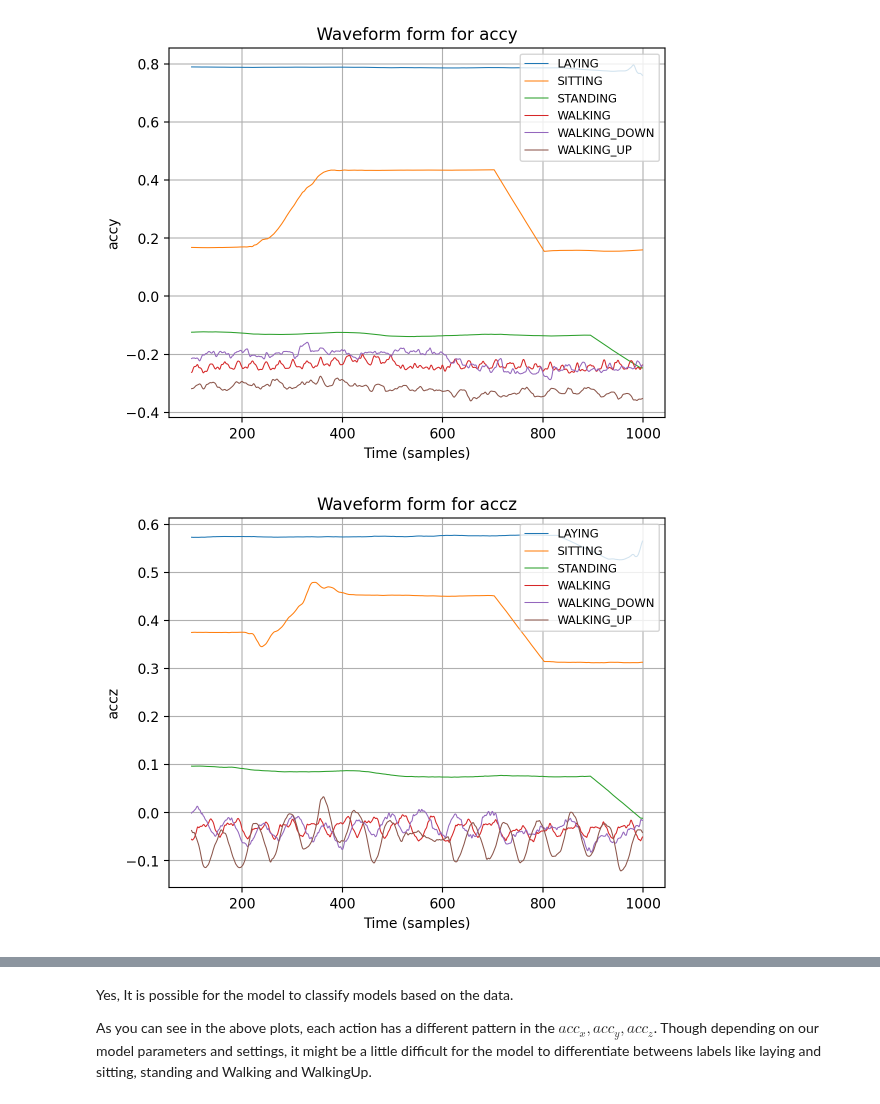
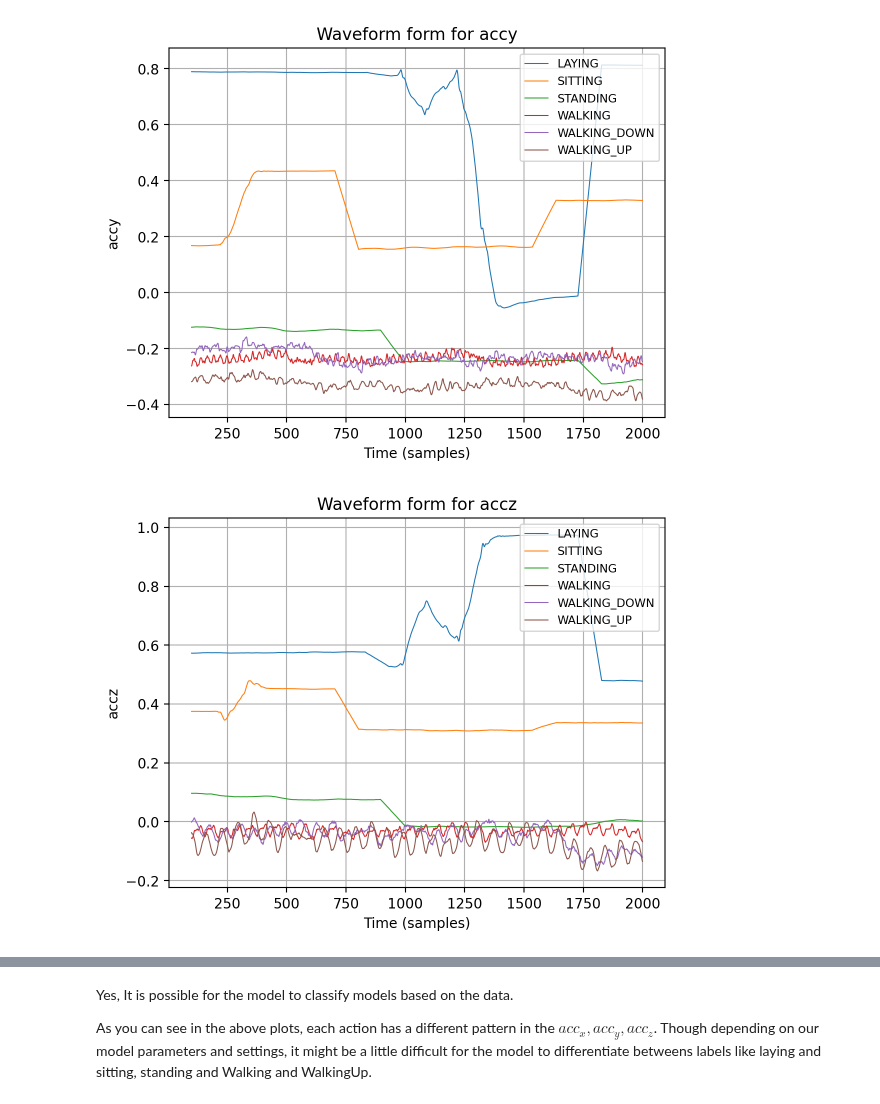
Before and after one commit to shadowscythe03/es335-24-fall-assignment-1, a Jupyter notebook: TASK-1/Q1.ipynb, the cells around one changed output, grey strips where cells are left out. Drawn from its saved outputs; the diff is of its cells as text; code cells hidden in the pictures.

```diff
--- a/TASK-1/Q1.ipynb
+++ b/TASK-1/Q1.ipynb
@@ -4,12 +4,12 @@
 import matplotlib.pyplot as plt
 import pandas as pd
 %config InlineBackend.figure_format='retina'
-Laying_df = pd.read_csv('..\HAR\Combined\Train\LAYING\Subject_1.csv').iloc[:1000]
-Sitting_df = pd.read_csv('..\HAR\Combined\Train\SITTING\Subject_1.csv').iloc[:1000]
-Standing_df = pd.read_csv('..\HAR\Combined\Train\STANDING\Subject_1.csv').iloc[:1000]
-Walking_df = pd.read_csv('..\HAR\Combined\Train\WALKING\Subject_1.csv').iloc[:1000]
-WalkingDown_df = pd.read_csv('..\HAR\Combined\Train\WALKING_DOWNSTAIRS\Subject_1.csv').iloc[:1000]
-WalkingUp_df = pd.read_csv('..\HAR\Combined\Train\WALKING_UPSTAIRS\Subject_1.csv').iloc[:1000]
+Laying_df = pd.read_csv('..\HAR\Combined\Train\LAYING\Subject_1.csv').iloc[:2000]
+Sitting_df = pd.read_csv('..\HAR\Combined\Train\SITTING\Subject_1.csv').iloc[:2000]
+Standing_df = pd.read_csv('..\HAR\Combined\Train\STANDING\Subject_1.csv').iloc[:2000]
+Walking_df = pd.read_csv('..\HAR\Combined\Train\WALKING\Subject_1.csv').iloc[:2000]
+WalkingDown_df = pd.read_csv('..\HAR\Combined\Train\WALKING_DOWNSTAIRS\Subject_1.csv').iloc[:2000]
+WalkingUp_df = pd.read_csv('..\HAR\Combined\Train\WALKING_UPSTAIRS\Subject_1.csv').iloc[:2000]
 # List of DataFrames
 dfs = [Laying_df,Sitting_df,Standing_df,Walking_df,WalkingDown_df,WalkingUp_df]
 
@@ -35,3 +35,3 @@ for i, axis in enumerate(['accx', 'accy', 'accz']):
-[figure, old version]
+[figure, new version]
-[figure, old version]
+[figure, new version]
 # %%
```
Also changed, not shown: parts of 2 cells of this notebook, 1 other file.
